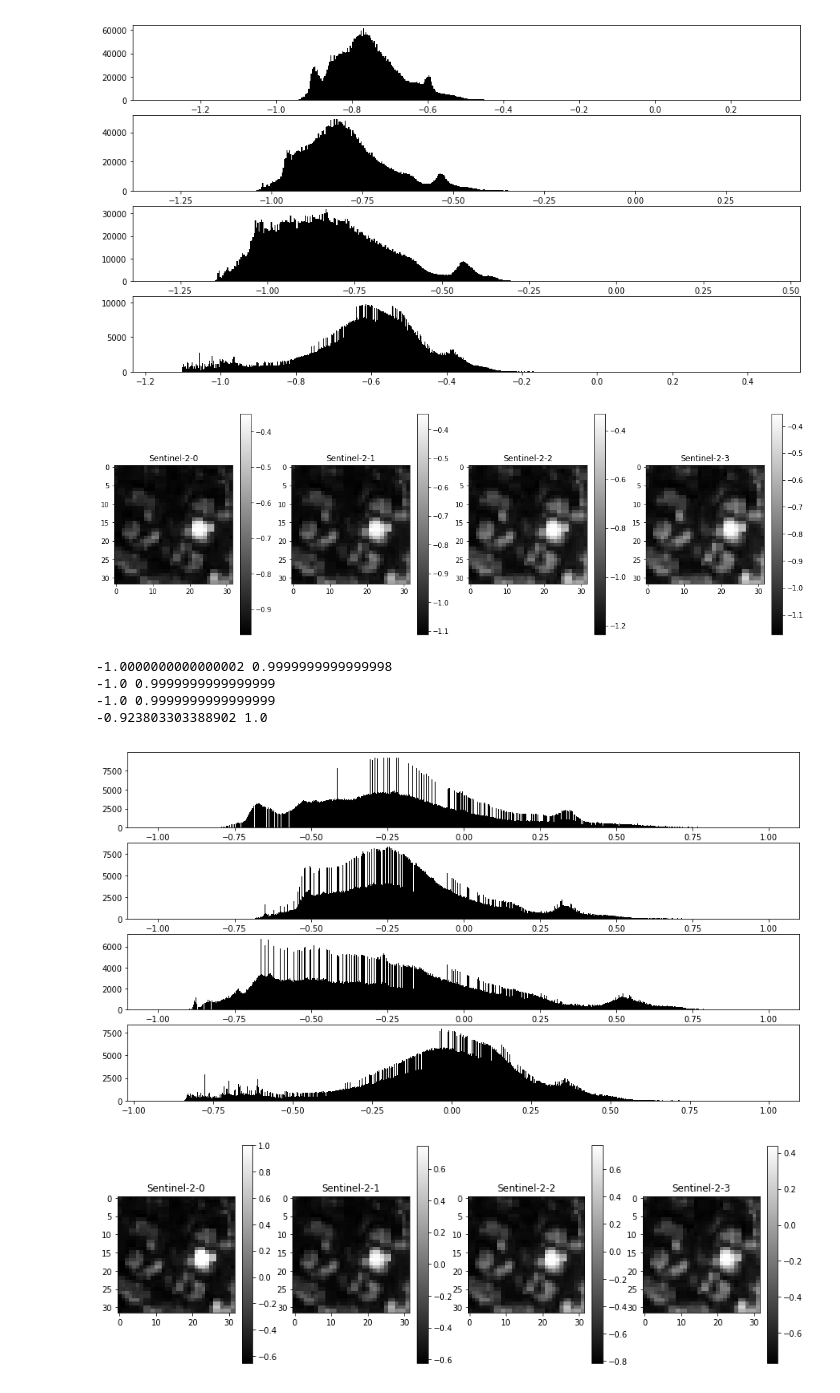
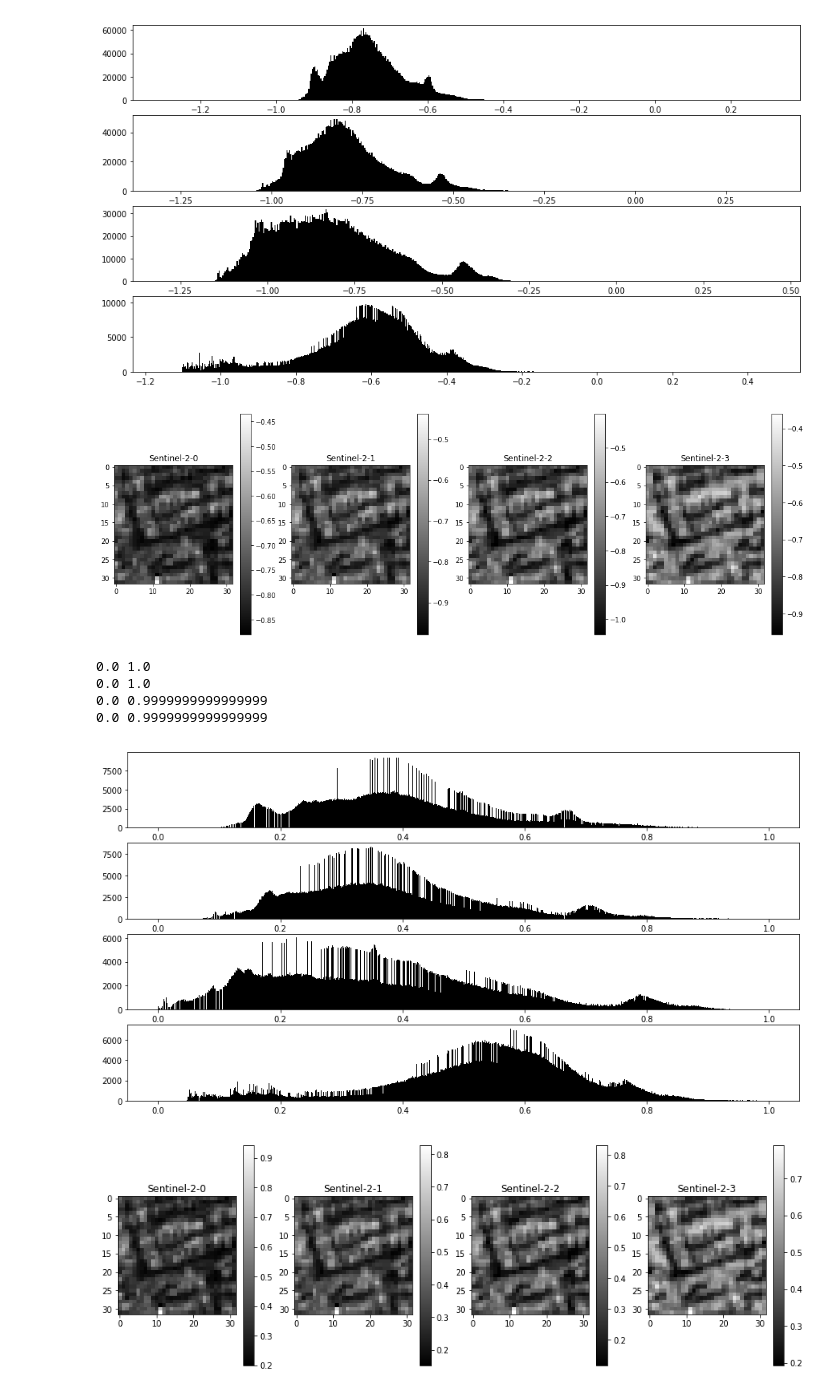
Before and after one commit to qianguzi/competition_cls, a Jupyter notebook: data_analysis/analysis_w/analysis_new.ipynb, the cells around one changed output. Saved outputs shown, nothing was run; the diff lists cells and outputs as text; code cells hidden in the pictures.

```diff
--- a/data_analysis/analysis_w/analysis_new.ipynb
+++ b/data_analysis/analysis_w/analysis_new.ipynb
@@ -103,9 +104,9 @@ plt.show()
 # %%
 s1_band=np.zeros_like(s1_)
 s1_band[:,:,:,0]=np.where(s1_[:,:,:,0]>0.5,0.5,s1_[:,:,:,0])
-s1_band[:,:,:,0]=(np.where(s1_band[:,:,:,0]<-3.5,-3.5,s1_band[:,:,:,0])+1.5)/2
+s1_band[:,:,:,0]=(np.where(s1_band[:,:,:,0]<-3.5,-3.5,s1_band[:,:,:,0])+3.5)/4
 s1_band[:,:,:,1]=np.where(s1_[:,:,:,1]>1.5,1.5,s1_[:,:,:,1])
-s1_band[:,:,:,1]=(np.where(s1_band[:,:,:,1]<-3,-3,s1_band[:,:,:,1])+0.75)/2.25
+s1_band[:,:,:,1]=(np.where(s1_band[:,:,:,1]<-3,-3,s1_band[:,:,:,1])+3)/4.5
 plt.subplots(figsize=(15,4))
 for i in range(2):
     plt.subplot(2,1,i+1)
@@ -187,22 +188,22 @@ plt.subplots(figsize=(18, 6))
 
 for i in range(4):
   plt.subplot(1,4,i+1)
-  plt.imshow(s2_[9,:,:,i],cmap=plt.cm.get_cmap('gray'));
+  plt.imshow(s2_[8,:,:,i],cmap=plt.cm.get_cmap('gray'));
   plt.colorbar()
   plt.title('Sentinel-2-%d'%(i))
 plt.show()
 # %% [output]
-[figure, old version]
+[figure, new version]
 # %%
 s2_band=np.zeros_like(s2_)
 s2_band[:,:,:,0]=np.where(s2_[:,:,:,0]>-0.4,-0.4,s2_[:,:,:,0])
-s2_band[:,:,:,0]=(np.where(s2_band[:,:,:,0]<-1.,-1.,s2_band[:,:,:,0])+0.7)/0.3
-s2_band[:,:,:,1]=np.where(s2_[:,:,:,1]>-0.2,-0.2,s2_[:,:,:,1])
-s2_band[:,:,:,1]=(np.where(s2_band[:,:,:,1]<-1.2,-1.2,s2_band[:,:,:,1])+0.7)/0.5
-s2_band[:,:,:,2]=np.where(s2_[:,:,:,2]>-0.2,-0.2,s2_[:,:,:,2])
-s2_band[:,:,:,2]=(np.where(s2_band[:,:,:,2]<-1.2,-1.2,s2_band[:,:,:,2])+0.7)/0.5
-s2_band[:,:,:,3]=np.where(s2_[:,:,:,3]>-0.,-0.,s2_[:,:,:,3])
-s2_band[:,:,:,3]=(np.where(s2_band[:,:,:,3]<-1.2,-1.2,s2_band[:,:,:,3])+0.6)/0.6
+s2_band[:,:,:,0]=(np.where(s2_band[:,:,:,0]<-1.0,-1.0,s2_band[:,:,:,0])+1.0)/0.6
+s2_band[:,:,:,1]=np.where(s2_[:,:,:,1]>-0.3,-0.3,s2_[:,:,:,1])
+s2_band[:,:,:,1]=(np.where(s2_band[:,:,:,1]<-1.1,-1.1,s2_band[:,:,:,1])+1.1)/0.8
+s2_band[:,:,:,2]=np.where(s2_[:,:,:,2]>-0.25,-0.25,s2_[:,:,:,2])
+s2_band[:,:,:,2]=(np.where(s2_band[:,:,:,2]<-1.15,-1.15,s2_band[:,:,:,2])+1.15)/0.9
+s2_band[:,:,:,3]=np.where(s2_[:,:,:,3]>-0.15,-0.15,s2_[:,:,:,3])
+s2_band[:,:,:,3]=(np.where(s2_band[:,:,:,3]<-1.15,-1.15,s2_band[:,:,:,3])+1.15)/1.0
 plt.subplots(figsize=(15,8))
 for i in range(4):
     plt.subplot(4,1,i+1)
@@ -211,19 +212,19 @@ for i in range(4):
     plt.hist(s2_n, bins=2000, color='k')
 plt.show()
 # %% [output]
--1.0000000000000002 0.9999999999999998
--1.0 0.9999999999999999
--1.0 0.9999999999999999
--0.923803303388902 1.0
+0.0 1.0
+0.0 1.0
+0.0 0.9999999999999999
+0.0 0.9999999999999999
-[figure, old version]
+[figure, new version]
 # %%
 plt.subplots(figsize=(15, 5))
 
 for i in range(4):
   plt.subplot(1,4,i+1)
-  plt.imshow(s2_band[9,:,:,i],cmap=plt.cm.get_cmap('gray'));
+  plt.imshow(s2_band[8,:,:,i],cmap=plt.cm.get_cmap('gray'));
   plt.colorbar()
   plt.title('Sentinel-2-%d'%(i))
 plt.show()
 # %% [output]
-[figure, old version]
+[figure, new version]
```
Also changed, not shown: parts of 5 cells of this notebook, 12 other files.
